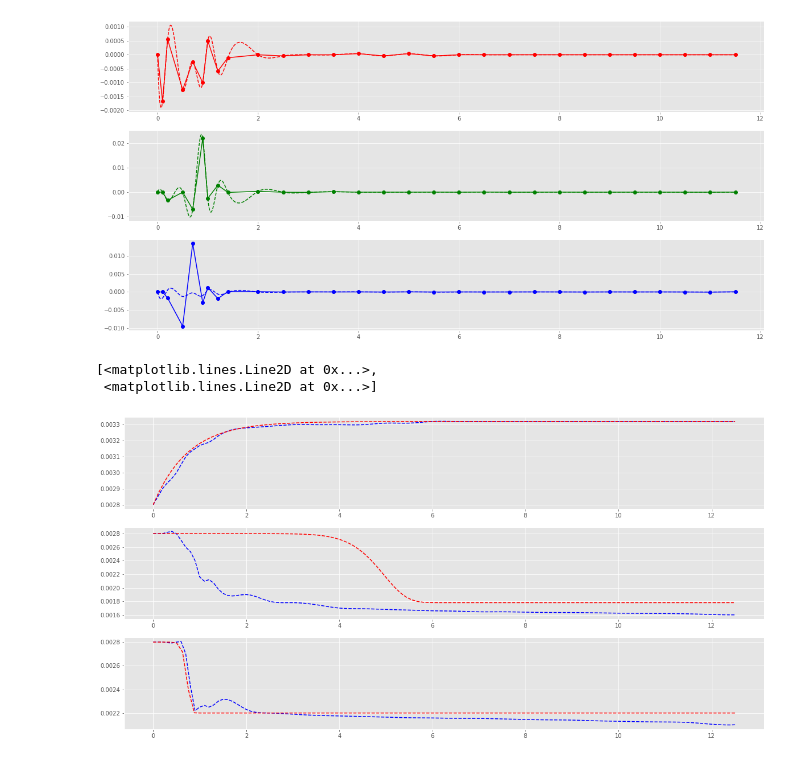
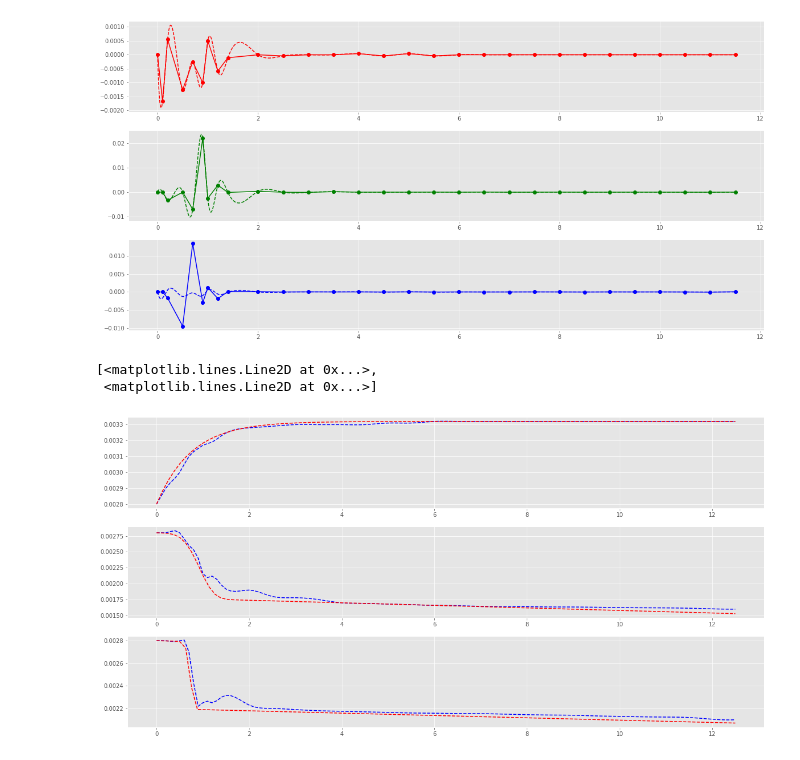
Before and after one commit to Blessing-Mvana-Nhlozi/Physics-Hons-Project, a Jupyter notebook: Gas_Sensor_Conductivity_Simulation.ipynb, the cells around one changed output. Drawn from its saved outputs; the diff is of its cells as text; code cells hidden in the pictures.

```diff
--- a/Gas_Sensor_Conductivity_Simulation.ipynb
+++ b/Gas_Sensor_Conductivity_Simulation.ipynb
@@ -21,5 +25,5 @@ Populating the interactive namespace from numpy and matplotlib
 # %%
 # exp_data_pd is the experimental data in pandas data frame
-df=pd.read_csv('https://raw.githubusercontent.com/Blessing-Mvana-Nhlozi/Physics-Hons-Project/main/Gas_Sensors_Experimental_Data_Blessing.csv?token=AVABSYHQK5IEVDW62XWHP6DBTJUAA',sep=';')
+df=pd.read_csv('https://raw.githubusercontent.com/Blessing-Mvana-Nhlozi/Physics-Hons-Project/main/Gas_Sensors_Experimental_Data_Blessing.csv?token=AVABSYHQK5IEVDW62XWHP6DBTJUAA')
 # %% [output]
 HTTPError: ignored
@@ -234,13 +248,13 @@ def g(a,b,c,t=np.linspace(0,12.5,100)):
 # %%
 subplot(311)
 plt.plot(xnew, f1(xnew), 'b--', t,g(-0.00052,0.75,1),'r--')
 
 subplot(312)
-plt.plot(xnew, f2(xnew), 'b--', t,g(0.00102,5,11),'r--')
+plt.plot(xnew, f2(xnew), 'b--', t,g(0.00102,1,4)-(1/50000)*t,'r--')
 
 subplot(313)
-plt.plot(xnew, f3(xnew), 'b--', t,g(0.0006,0.75,11),'r--')
+plt.plot(xnew, f3(xnew), 'b--', t,g(0.0006,0.75,13)-(3/290000)*t,'r--')
 # %% [output]
 [<matplotlib.lines.Line2D at 0x...>,
  <matplotlib.lines.Line2D at 0x...>]
-[figure, old version]
+[figure, new version]
```
Also changed, not shown: parts of 11 cells of this notebook.
